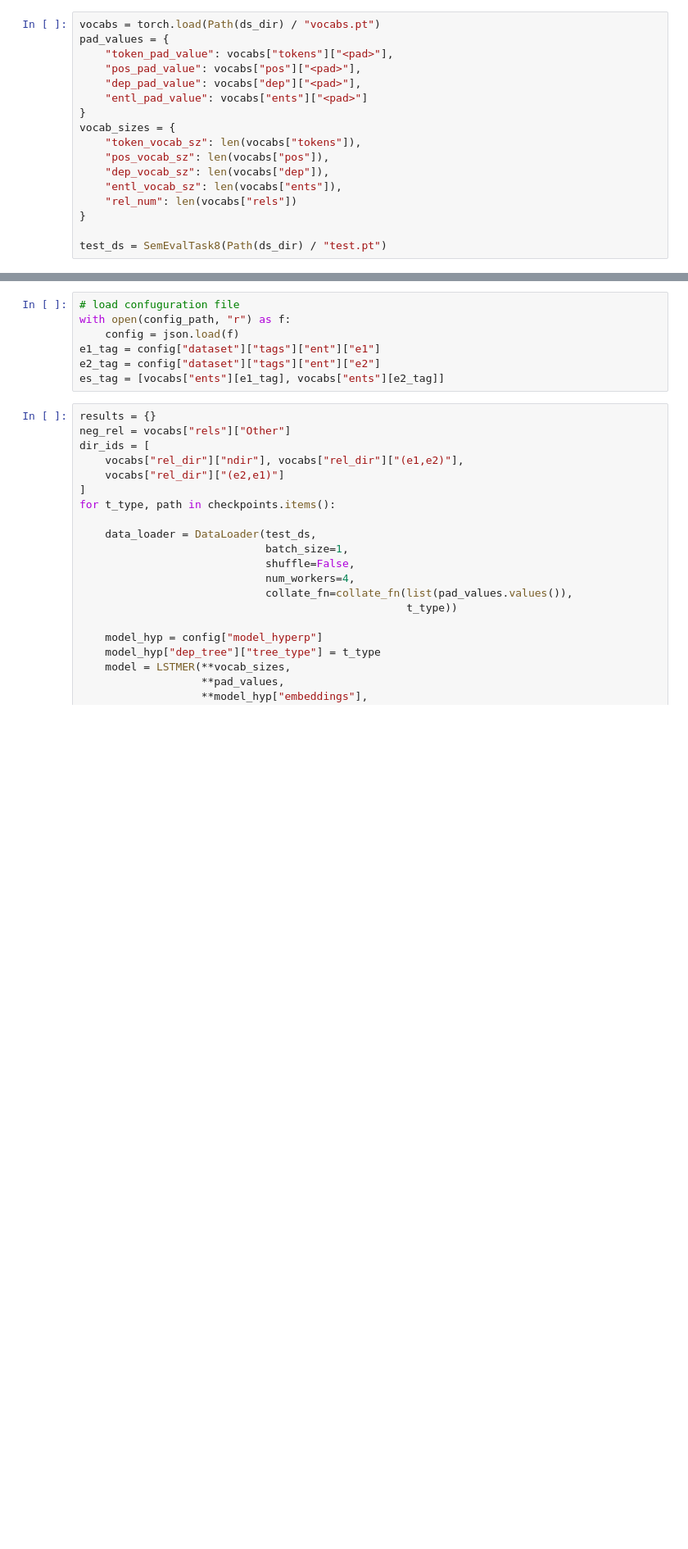
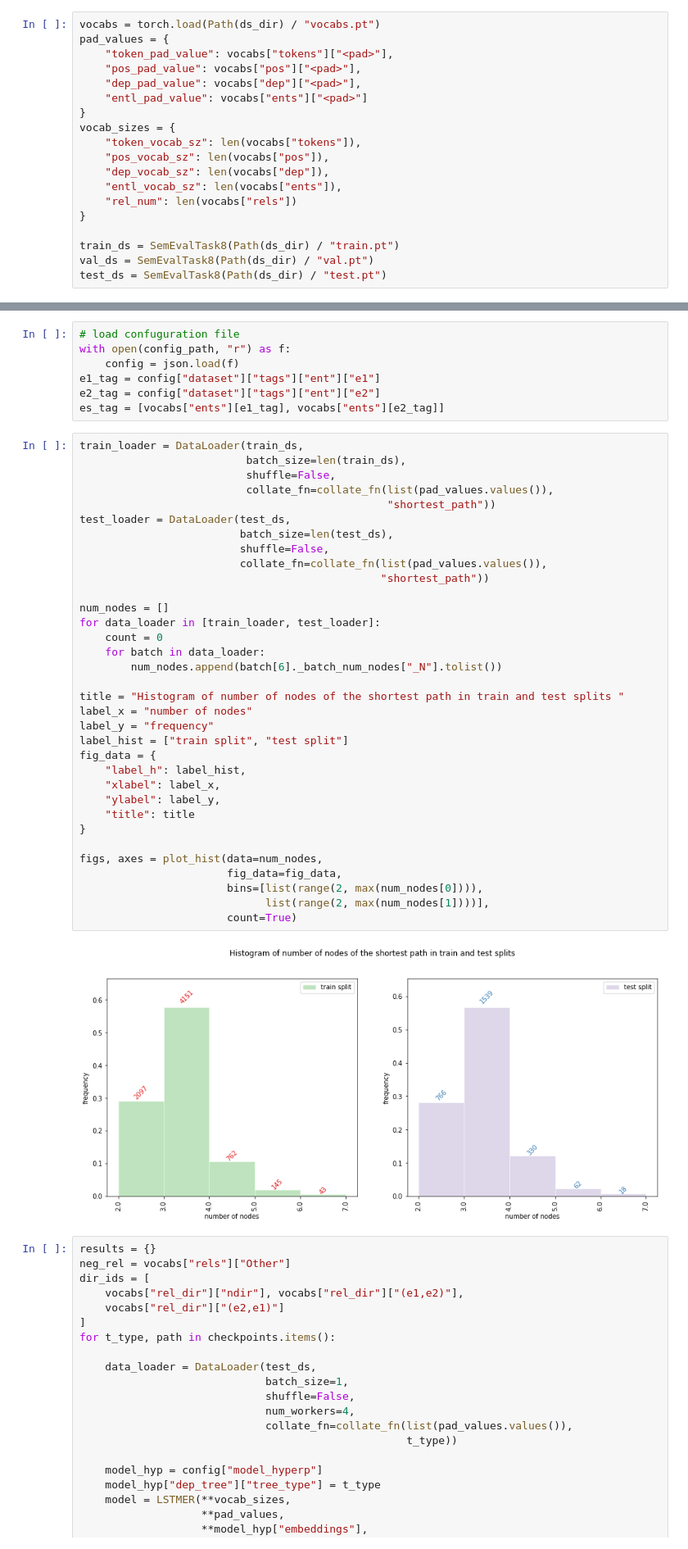
Before and after one commit to zarzouram/RE_Extraction_tree_and_Seq_LSTM, a Jupyter notebook: run_test.ipynb, the cells around one changed output, grey strips where cells are left out. Shown: that part at 82% size. Cells and saved outputs as stored; diff of their text form; blank space fills up the shorter version.

```diff
--- a/run_test.ipynb
+++ b/run_test.ipynb
@@ -65,6 +65,8 @@ vocab_sizes = {
     "rel_num": len(vocabs["rels"])
 }
 
+train_ds = SemEvalTask8(Path(ds_dir) / "train.pt")
+val_ds = SemEvalTask8(Path(ds_dir) / "val.pt")
 test_ds = SemEvalTask8(Path(ds_dir) / "test.pt")
 # %%
 device = select_device("gpu")
@@ -83,6 +84,42 @@ with open(config_path, "r") as f:
 e1_tag = config["dataset"]["tags"]["ent"]["e1"]
 e2_tag = config["dataset"]["tags"]["ent"]["e2"]
 es_tag = [vocabs["ents"][e1_tag], vocabs["ents"][e2_tag]]
+# %%
+train_loader = DataLoader(train_ds,
+                          batch_size=len(train_ds),
+                          shuffle=False,
+                          collate_fn=collate_fn(list(pad_values.values()),
+                                                "shortest_path"))
+test_loader = DataLoader(test_ds,
+                         batch_size=len(test_ds),
+                         shuffle=False,
+                         collate_fn=collate_fn(list(pad_values.values()),
+                                               "shortest_path"))
+
+num_nodes = []
+for data_loader in [train_loader, test_loader]:
+    count = 0
+    for batch in data_loader:
+        num_nodes.append(batch[6]._batch_num_nodes["_N"].tolist())
+
+title = "Histogram of number of nodes of the shortest path in train and test splits "
+label_x = "number of nodes"
+label_y = "frequency"
+label_hist = ["train split", "test split"]
+fig_data = {
+    "label_h": label_hist,
+    "xlabel": label_x,
+    "ylabel": label_y,
+    "title": title
+}
+
+figs, axes = plot_hist(data=num_nodes,
+                       fig_data=fig_data,
+                       bins=[list(range(2, max(num_nodes[0]))),
+                             list(range(2, max(num_nodes[1])))],
+                       count=True)
+# %% [output]
+[figure, added]
 # %%
 results = {}
 neg_rel = vocabs["rels"]["Other"]
```
Also changed, not shown: parts of 2 cells of this notebook, 3 other files.
